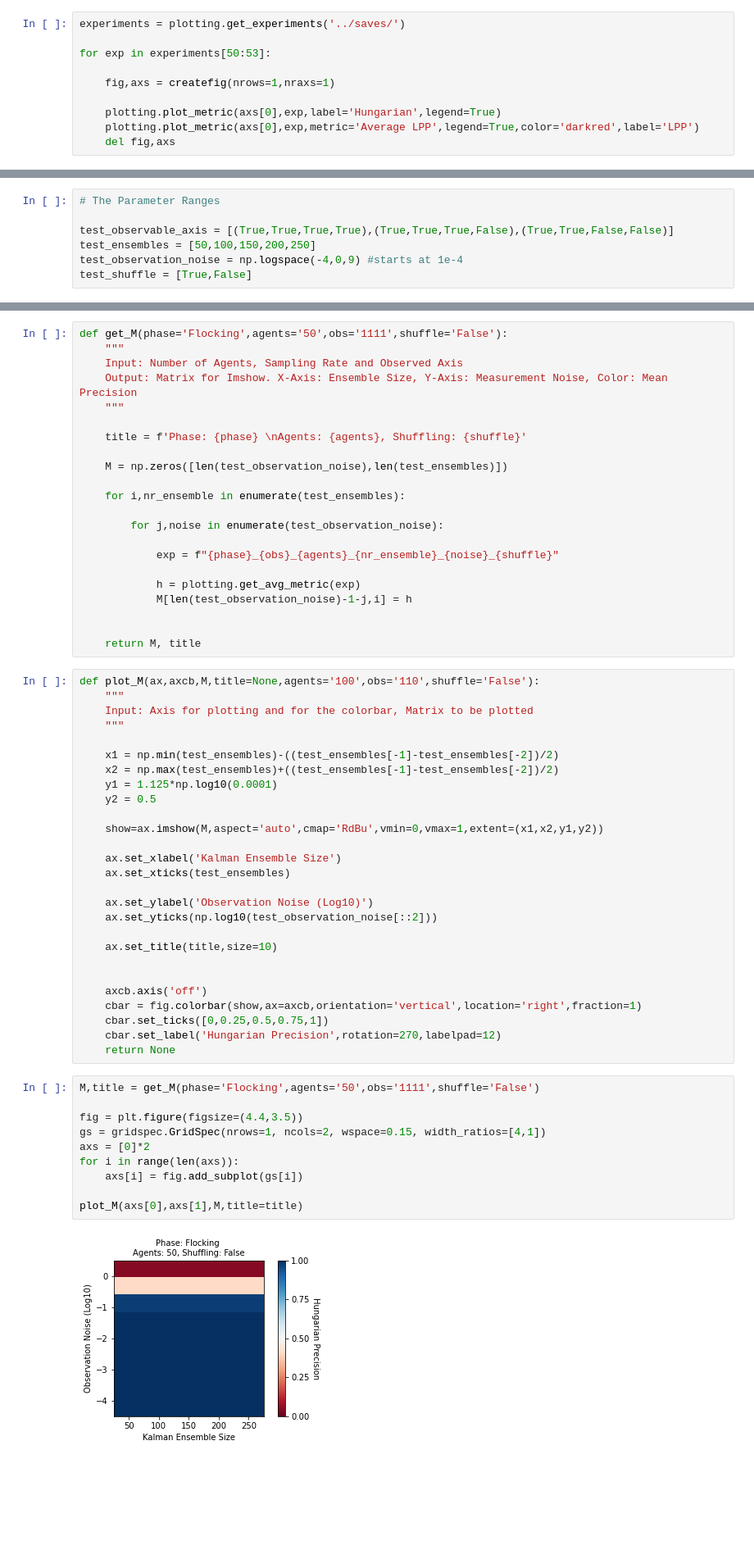
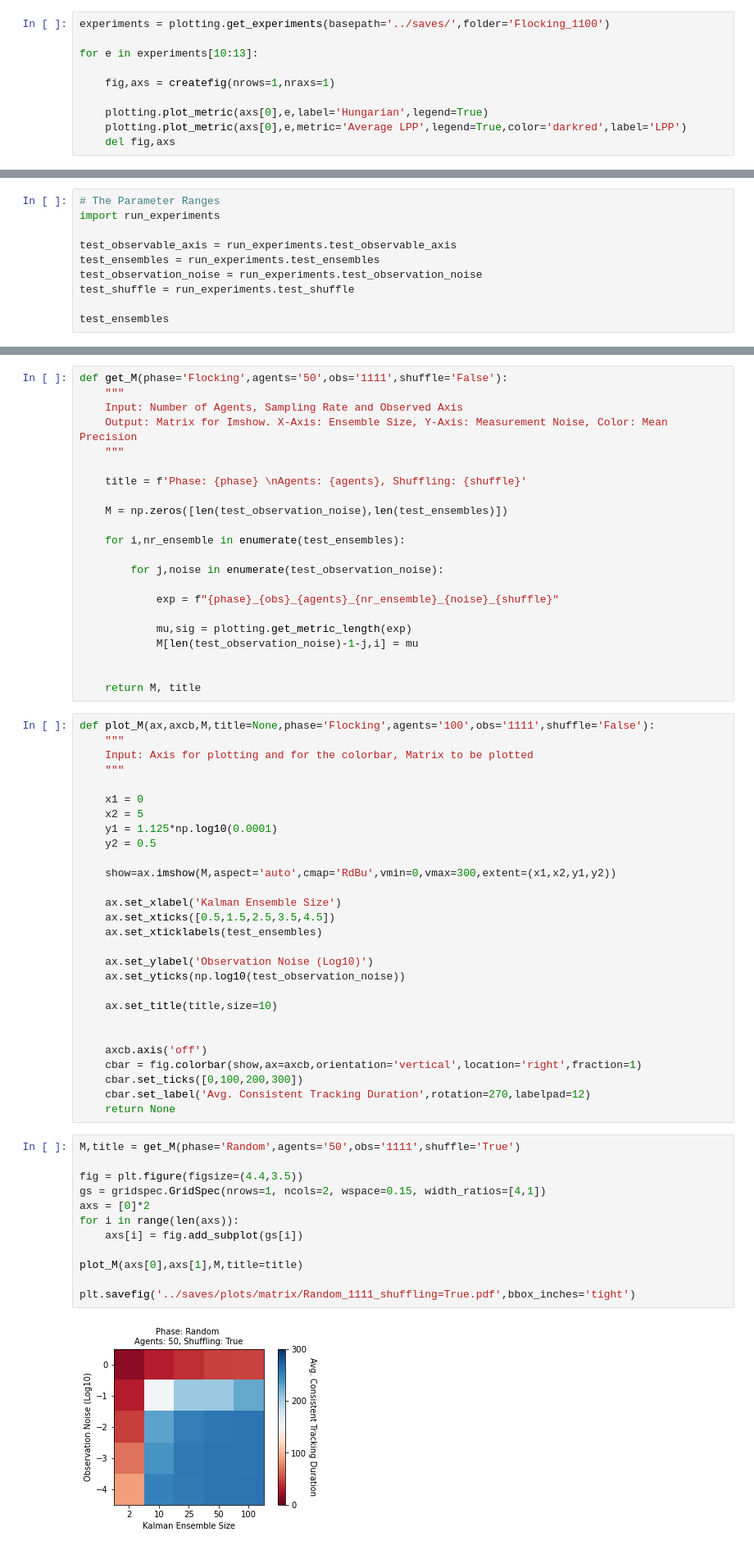
Before and after one commit to simonblaue/vicsek-data-assimilation, a Jupyter notebook: src/Static_Plots.ipynb, the cells around one changed output, grey strips where cells are left out. Shown at 82% size. Cells and saved outputs as stored; diff of their text form; blank space fills up the shorter version.

```diff
--- a/src/Static_Plots.ipynb
+++ b/src/Static_Plots.ipynb
@@ -27,11 +29,11 @@ plotting.plot_metric(axs[0],experiment,metric='Average LPP')
 # %%
-experiments = plotting.get_experiments('../saves/')
+experiments = plotting.get_experiments(basepath='../saves/',folder='Flocking_1100')
 
-for exp in experiments[50:53]:
+for e in experiments[10:13]:
 
     fig,axs = createfig(nrows=1,nraxs=1)
 
-    plotting.plot_metric(axs[0],exp,label='Hungarian',legend=True)
-    plotting.plot_metric(axs[0],exp,metric='Average LPP',legend=True,color='darkred',label='LPP')
+    plotting.plot_metric(axs[0],e,label='Hungarian',legend=True)
+    plotting.plot_metric(axs[0],e,metric='Average LPP',legend=True,color='darkred',label='LPP')
     del fig,axs
 # %% [output]
@@ -41,7 +43,10 @@ for exp in experiments[50:53]:
 # %%
 # The Parameter Ranges
+import run_experiments
 
-test_observable_axis = [(True,True,True,True),(True,True,True,False),(True,True,False,False)]
-test_ensembles = [50,100,150,200,250]
-test_observation_noise = np.logspace(-4,0,9) #starts at 1e-4
-test_shuffle = [True,False]
+test_observable_axis = run_experiments.test_observable_axis
+test_ensembles = run_experiments.test_ensembles
+test_observation_noise = run_experiments.test_observation_noise
+test_shuffle = run_experiments.test_shuffle
+
+test_ensembles
@@ -62,47 +69,50 @@ def get_M(phase='Flocking',agents='50',obs='1111',shuffle='False'):
 
             exp = f"{phase}_{obs}_{agents}_{nr_ensemble}_{noise}_{shuffle}"
 
-            h = plotting.get_avg_metric(exp)
-            M[len(test_observation_noise)-1-j,i] = h
+            mu,sig = plotting.get_metric_length(exp)
+            M[len(test_observation_noise)-1-j,i] = mu
 
 
     return M, title
 # %%
-def plot_M(ax,axcb,M,title=None,agents='100',obs='110',shuffle='False'):
+def plot_M(ax,axcb,M,title=None,phase='Flocking',agents='100',obs='1111',shuffle='False'):
     """
     Input: Axis for plotting and for the colorbar, Matrix to be plotted
     """
 
-    x1 = np.min(test_ensembles)-((test_ensembles[-1]-test_ensembles[-2])/2)
-    x2 = np.max(test_ensembles)+((test_ensembles[-1]-test_ensembles[-2])/2)
+    x1 = 0
+    x2 = 5
     y1 = 1.125*np.log10(0.0001)
     y2 = 0.5
 
-    show=ax.imshow(M,aspect='auto',cmap='RdBu',vmin=0,vmax=1,extent=(x1,x2,y1,y2))
+    show=ax.imshow(M,aspect='auto',cmap='RdBu',vmin=0,vmax=300,extent=(x1,x2,y1,y2))
 
     ax.set_xlabel('Kalman Ensemble Size')
-    ax.set_xticks(test_ensembles)
+    ax.set_xticks([0.5,1.5,2.5,3.5,4.5])
+    ax.set_xticklabels(test_ensembles)
 
     ax.set_ylabel('Observation Noise (Log10)')
-    ax.set_yticks(np.log10(test_observation_noise[::2]))
+    ax.set_yticks(np.log10(test_observation_noise))
 
     ax.set_title(title,size=10)
 
 
     axcb.axis('off')
     cbar = fig.colorbar(show,ax=axcb,orientation='vertical',location='right',fraction=1)
-    cbar.set_ticks([0,0.25,0.5,0.75,1])
-    cbar.set_label('Hungarian Precision',rotation=270,labelpad=12)
+    cbar.set_ticks([0,100,200,300])
+    cbar.set_label('Avg. Consistent Tracking Duration',rotation=270,labelpad=12)
     return None
 # %%
-M,title = get_M(phase='Flocking',agents='50',obs='1111',shuffle='False')
+M,title = get_M(phase='Random',agents='50',obs='1111',shuffle='True')
 
 fig = plt.figure(figsize=(4.4,3.5))
 gs = gridspec.GridSpec(nrows=1, ncols=2, wspace=0.15, width_ratios=[4,1])
 axs = [0]*2
 for i in range(len(axs)):
     axs[i] = fig.add_subplot(gs[i])
 
 plot_M(axs[0],axs[1],M,title=title)
+
+plt.savefig('../saves/plots/matrix/Random_1111_shuffling=True.pdf',bbox_inches='tight')
 # %% [output]
-[figure, old version]
+[figure, new version]
```
Also changed, not shown: parts of 8 cells of this notebook, 3 other files.
